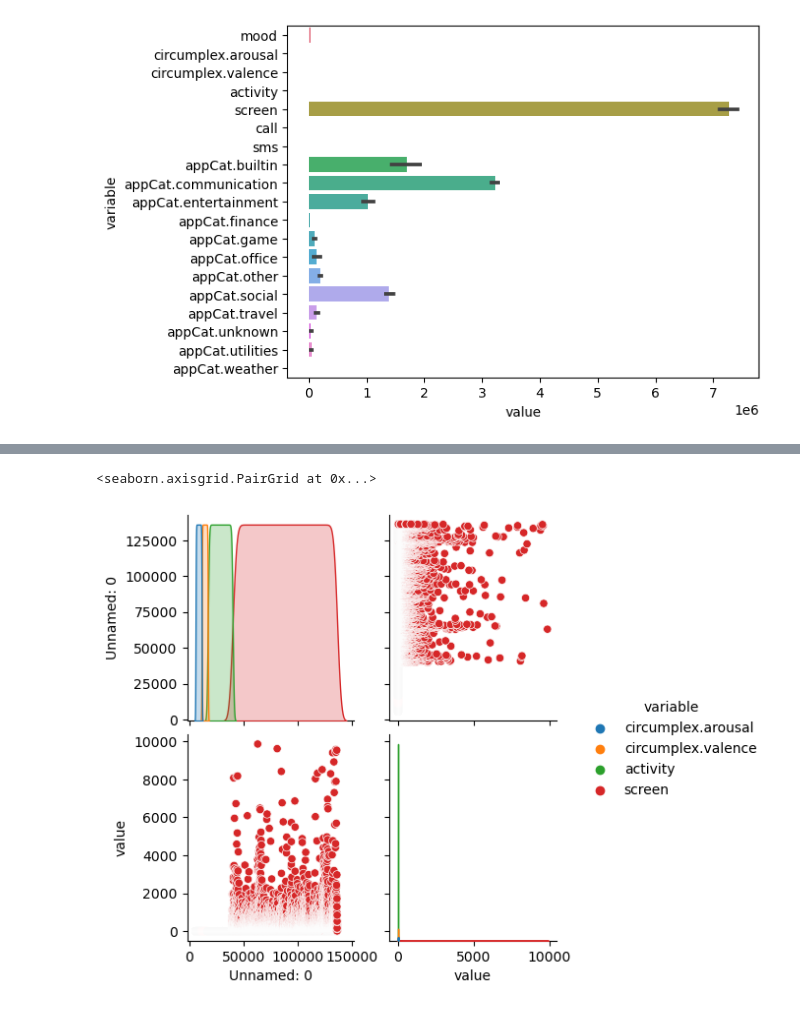
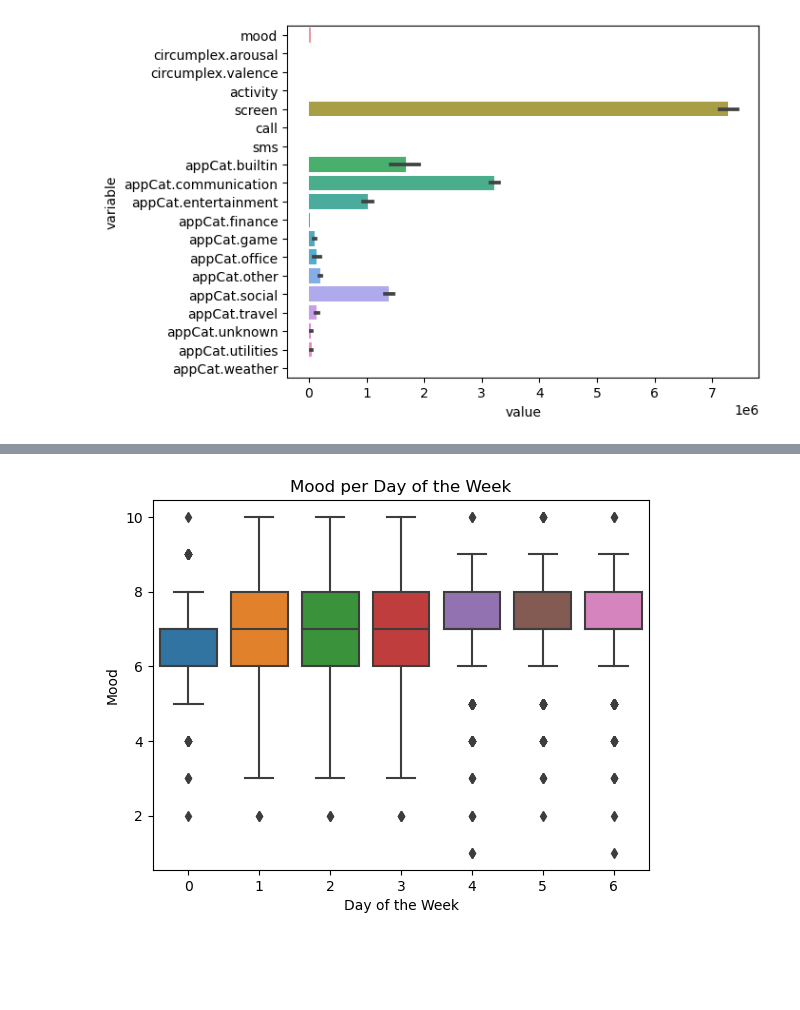
Before and after one commit to timmooren/DM1, a Jupyter notebook: DM1.ipynb, the cells around one changed output, grey strips where cells are left out. Drawn from its saved outputs; the diff is of its cells as text; code cells hidden in the pictures; blank space fills up the shorter version.

```diff
--- a/DM1.ipynb
+++ b/DM1.ipynb
@@ -132,6 +121,9 @@ sns.scatterplot(data=data[data.variable == 'mood'], x='time', y='value')
-# %%
-# make pairplot for the numerical variables
-sns.pairplot(data=data[data.variable.isin(numerical_vars)], hue='variable')
-# %% [output]
-<seaborn.axisgrid.PairGrid at 0x...>
-[figure, removed]
+# %%
+# horizontal boxplot the mood for every day of the week (0 = monday, 6 = sunday) and label the x axis with the day of the week
+sns.boxplot(data=data[data.variable == 'mood'], x=data[data.variable == 'mood'].time.dt.dayofweek, y='value')
+plt.title('Mood per Day of the Week')
+plt.xlabel('Day of the Week')
+plt.ylabel('Mood')
+plt.savefig('plots/mood_dayofweek.png')
+# %% [output]
+[figure, added]
```
Also changed, not shown: parts of 26 cells of this notebook, 21 other files.
